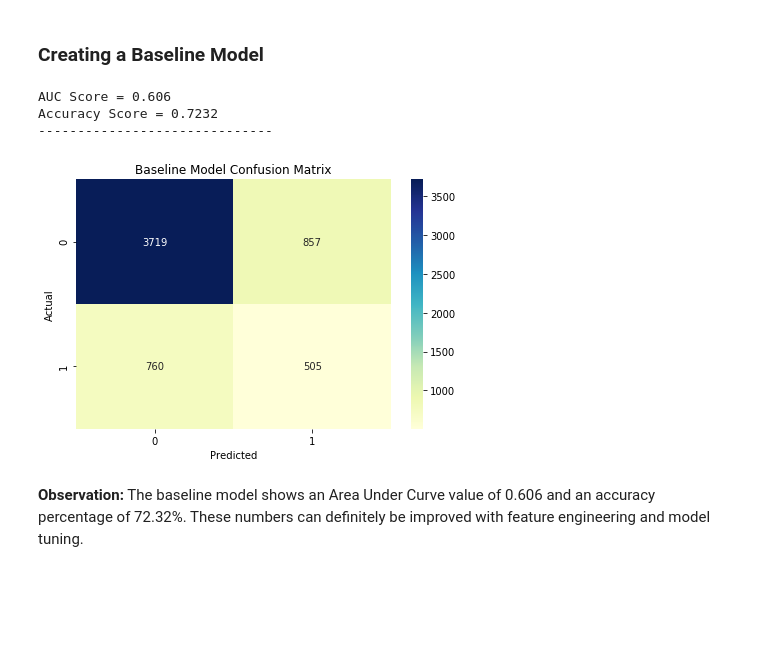
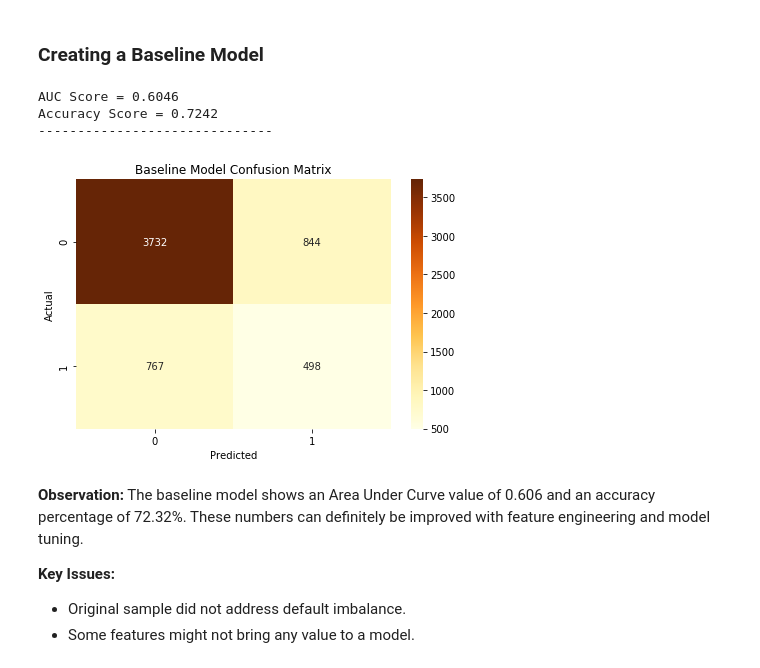
Before and after one commit to uclajsam/Credit_Card_Default_Predictor, a Jupyter notebook: Credit_Card_Default_Payment_Predictor.ipynb, the cells around one changed output. Saved outputs shown, nothing was run; the diff lists cells and outputs as text; code cells hidden in the pictures; blank space fills up the shorter version.

```diff
--- a/Credit_Card_Default_Payment_Predictor.ipynb
+++ b/Credit_Card_Default_Payment_Predictor.ipynb
@@ -21,7 +21,8 @@ credit_df = df.copy()
 # %%
 # Cleaning/Renaming columns
 credit_df.columns = [x.lower().replace(' ', '_') for x in credit_df.columns]
-credit_df.rename({'pay_0' : 'pay_1', 'default_payment_next_month' : 'default'}, axis = 1, inplace = True)
+credit_df.rename({'pay_0' : 'pay_1', 'default_payment_next_month' : 'default', 'marriage' : 'marital_status'},
+                 axis = 1, inplace = True)
 credit_df.drop('id', axis = 1, inplace = True)
 credit_df.columns
 # %% [output]
@@ -174,8 +175,8 @@ Name: marriage, dtype: int64
 **Observation:**
 From the data dictionary, marriage labels should have only the values 1, 2, and 3.  The label 0 will be grouped with label 3 (other) to create consistent data.
 # %%
-credit_df['marriage'] = credit_df['marriage'].apply(lambda x: 3 if x == 0 else x)
-credit_df['marriage'].value_counts()
+credit_df['marital_status'] = credit_df['marital_status'].apply(lambda x: 3 if x == 0 else x)
+credit_df['marital_status'].value_counts()
 # %% [output]
 2    15964
 1    13659
@@ -381,27 +396,32 @@ credit_features_df = credit_df[credit_df.columns.tolist()[:-1]].copy()
 x_train, x_test, y_train, y_test = train_test_split(credit_features_df, credit_target_df, test_size = 0.20,
                                                     random_state = 8, shuffle = True)
 # %%
-#Training a Decision Tree Model with all features
-baseline_dt = DecisionTreeClassifier()
-baseline_dt.fit(x_train, y_train)
-baseline_dt_roc_auc = roc_auc_score(y_test, baseline_dt.predict(x_test))
-baseline_dt_accuracy = accuracy_score(y_test, baseline_dt.predict(x_test))
-print('AUC Score =', round(baseline_dt_roc_auc, 4))
-print('Accuracy Score =', round(baseline_dt_accuracy, 4))
+# Training a Decision Tree Model with all features
+baseline_dt_clf = DecisionTreeClassifier()
+baseline_dt_clf.fit(x_train, y_train)
+baseline_dt_clf_roc_auc = roc_auc_score(y_test, baseline_dt_clf.predict(x_test))
+baseline_dt_clf_accuracy = accuracy_score(y_test, baseline_dt_clf.predict(x_test))
+print('AUC Score =', round(baseline_dt_clf_roc_auc, 4))
+print('Accuracy Score =', round(baseline_dt_clf_accuracy, 4))
 print('-'*30)
 
 # Displaying a confusion matrix
-confusion_matrix_baseline_dt = confusion_matrix(y_test, baseline_dt.predict(x_test))
-sns.heatmap(pd.DataFrame(confusion_matrix_baseline_dt), annot=True, cmap="YlGnBu", fmt='g')
+confusion_matrix_baseline_dt_clf = confusion_matrix(y_test, baseline_dt_clf.predict(x_test))
+sns.heatmap(pd.DataFrame(confusion_matrix_baseline_dt_clf), annot=True, cmap="YlOrBr", fmt='g')
 plt.tight_layout()
 plt.title('Baseline Model Confusion Matrix')
 plt.ylabel('Actual')
 plt.xlabel('Predicted')
 plt.show()
 # %% [output]
-AUC Score = 0.606
-Accuracy Score = 0.7232
+AUC Score = 0.6046
+Accuracy Score = 0.7242
 ------------------------------
-[figure, old version]
+[figure, new version]
 # %% [markdown]
 **Observation:** The baseline model shows an Area Under Curve value of 0.606 and an accuracy percentage of 72.32%.  These numbers can definitely be improved with feature engineering and model tuning.
+
+**Key Issues:**
+
+- Original sample did not address default imbalance.
+- Some features might not bring any value to a model.
```
Also changed, not shown: parts of 27 cells of this notebook.
